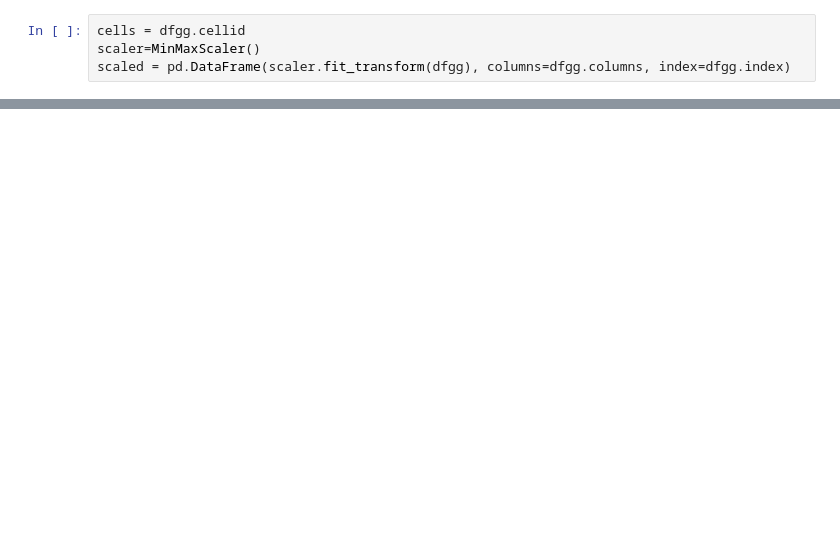
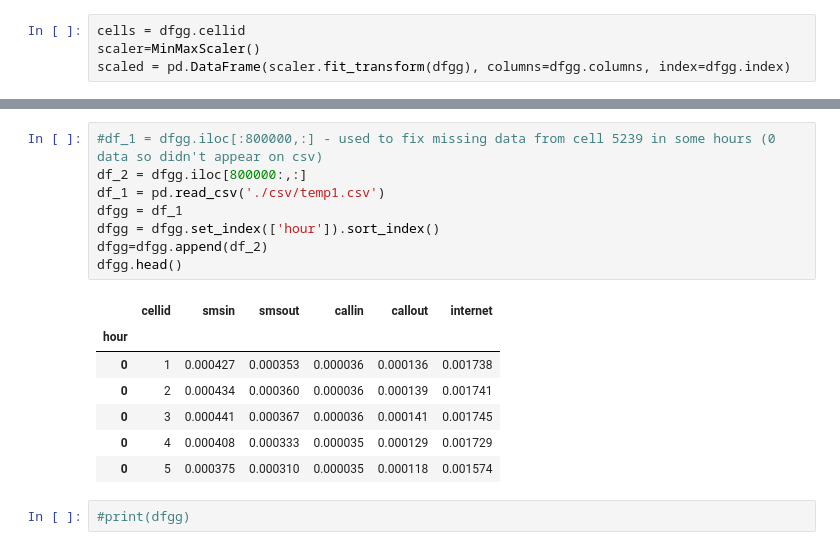
Before and after one commit to mendozamanu/milan-mobility, a Jupyter notebook: TimeEvolution-Normalize-fullgrid-week.ipynb, the cells around one changed output, grey strips where cells are left out. Cells and saved outputs as stored; diff of their text form; blank space fills up the shorter version.

```diff
--- a/TimeEvolution-Normalize-fullgrid-week.ipynb
+++ b/TimeEvolution-Normalize-fullgrid-week.ipynb
@@ -56,3 +88,21 @@ print(dfgg)
+# %%
+#df_1 = dfgg.iloc[:800000,:] - used to fix missing data from cell 5239 in some hours (0 data so didn't appear on csv)
+df_2 = dfgg.iloc[800000:,:]
+df_1 = pd.read_csv('./csv/temp1.csv')
+dfgg = df_1
+dfgg = dfgg.set_index(['hour']).sort_index()
+dfgg=dfgg.append(df_2)
+dfgg.head()
+# %% [output]
+|  | cellid | smsin | smsout | callin | callout | internet |
+| hour |  |  |  |  |  |  |
+| 0 | 1 | 0.000427 | 0.000353 | 0.000036 | 0.000136 | 0.001738 |
+| 0 | 2 | 0.000434 | 0.000360 | 0.000036 | 0.000139 | 0.001741 |
+| 0 | 3 | 0.000441 | 0.000367 | 0.000036 | 0.000141 | 0.001745 |
+| 0 | 4 | 0.000408 | 0.000333 | 0.000035 | 0.000129 | 0.001729 |
+| 0 | 5 | 0.000375 | 0.000310 | 0.000035 | 0.000118 | 0.001574 |
+# %%
+#print(dfgg)
 # %%
 dfsi = [] #data from df without indexing
 dfsi2 = pd.DataFrame({}) #new df to save
```
Also changed, not shown: parts of 10 cells of this notebook, 18 other files.
